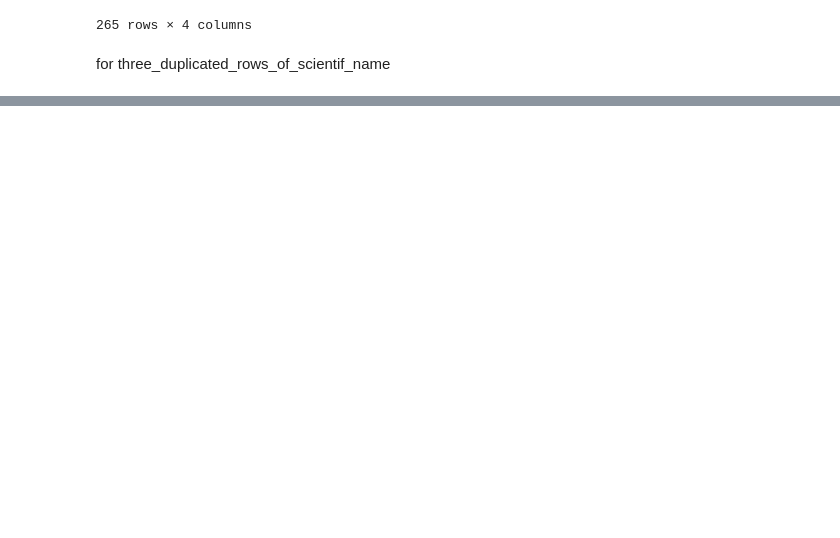
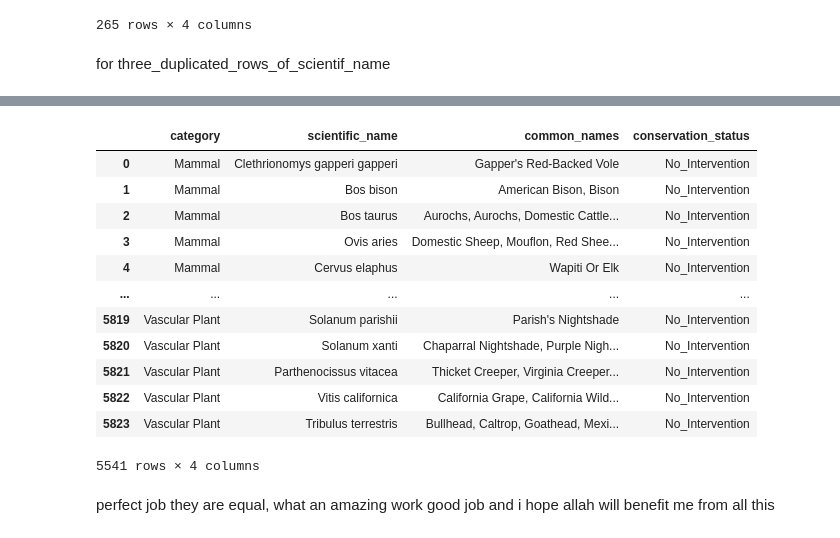
Before and after one commit to OussamaZIDI/biodiversity-in-national-parks, a Jupyter notebook: biodiversity_project.ipynb, the cells around one changed output, grey strips where cells are left out. Drawn from its saved outputs; the diff is of its cells as text; code cells hidden in the pictures; blank space fills up the shorter version.

```diff
--- a/biodiversity_project.ipynb
+++ b/biodiversity_project.ipynb
@@ -362,0 +405,18 @@ three_no_dup_df
+# %%
+species_info.drop_duplicates(subset='scientific_name')
+# %% [output]
+|  | category | scientific_name | common_names | conservation_status |
+| 0 | Mammal | Clethrionomys gapperi gapperi | Gapper's Red-Backed Vole | No_Intervention |
+| 1 | Mammal | Bos bison | American Bison, Bison | No_Intervention |
+| 2 | Mammal | Bos taurus | Aurochs, Aurochs, Domestic Cattle... | No_Intervention |
+| 3 | Mammal | Ovis aries | Domestic Sheep, Mouflon, Red Shee... | No_Intervention |
+| 4 | Mammal | Cervus elaphus | Wapiti Or Elk | No_Intervention |
+| ... | ... | ... | ... | ... |
+| 5819 | Vascular Plant | Solanum parishii | Parish's Nightshade | No_Intervention |
+| 5820 | Vascular Plant | Solanum xanti | Chaparral Nightshade, Purple Nigh... | No_Intervention |
+| 5821 | Vascular Plant | Parthenocissus vitacea | Thicket Creeper, Virginia Creeper... | No_Intervention |
+| 5822 | Vascular Plant | Vitis californica | California Grape, California Wild... | No_Intervention |
+| 5823 | Vascular Plant | Tribulus terrestris | Bullhead, Caltrop, Goathead, Mexi... | No_Intervention |
+5541 rows × 4 columns
+# %% [markdown]
+perfect job they are equal, what an amazing work good job and i hope allah will benefit me from all this
```
Also changed, not shown: parts of 5 cells of this notebook.
